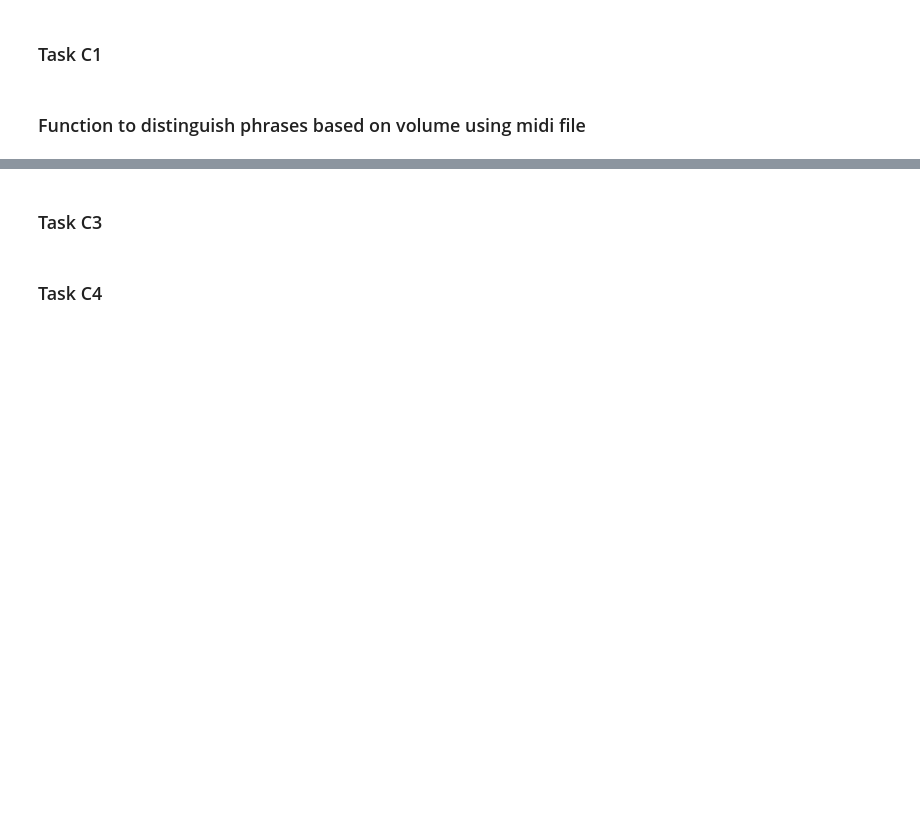
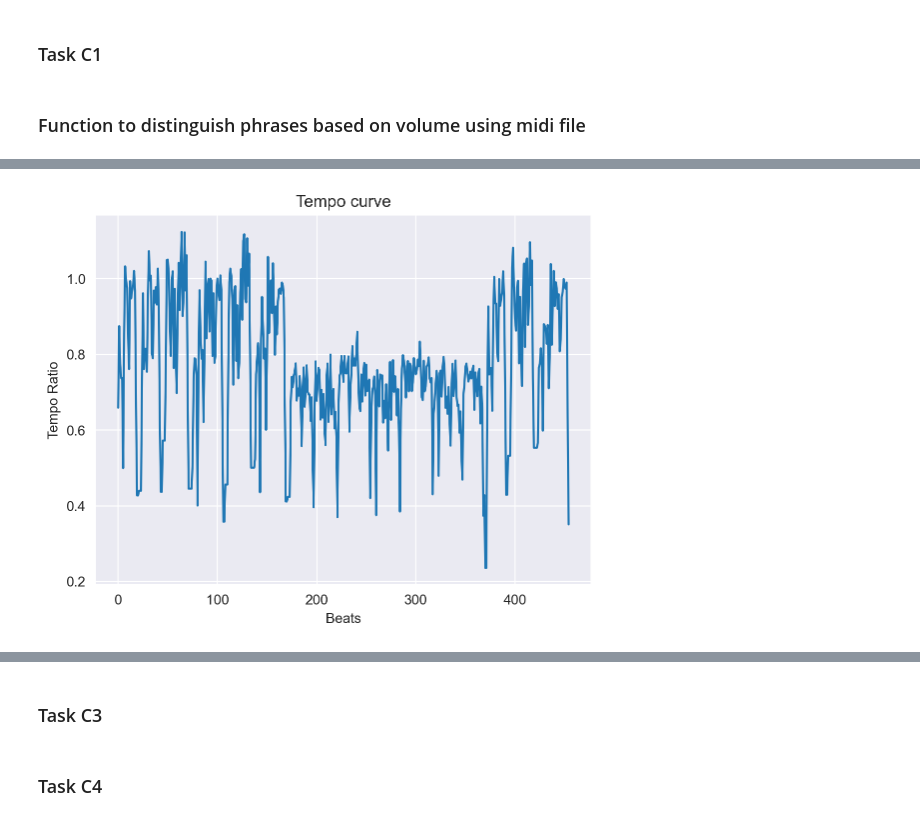
Before and after one commit to JorisMonnet/DM_Assignment3, a Jupyter notebook: task_c.ipynb, the cells around one changed output, grey strips where cells are left out. Drawn from its saved outputs; the diff is of its cells as text; code cells hidden in the pictures; blank space fills up the shorter version.

```diff
--- a/task_c.ipynb
+++ b/task_c.ipynb
@@ -106,0 +106,8 @@ plot_volume_and_possibilities(list_volume_performed)
+# %%
+from src.timing_plotter import plot_timing_for_one_piece
+from src.timing_for_one_piece import get_average_timing_one_piece, get_tempo_map
+
+average = get_average_timing_one_piece('asap-dataset/Schubert/Moment_Musical_no_1')
+plot_timing_for_one_piece(get_tempo_map(average))
+# %% [output]
+[figure, added]
```
Also changed, not shown: parts of 5 cells of this notebook, 3 other files.
